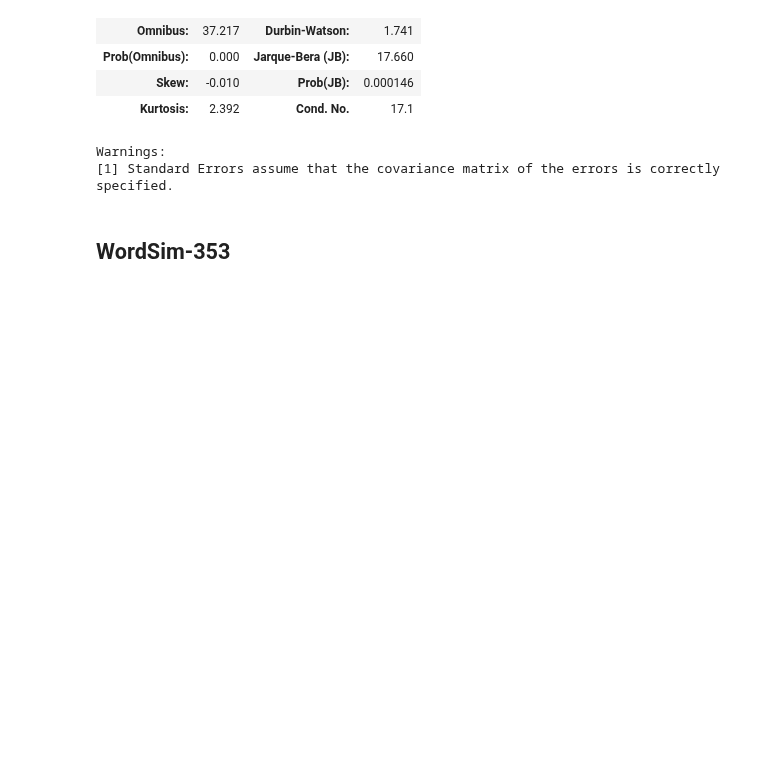
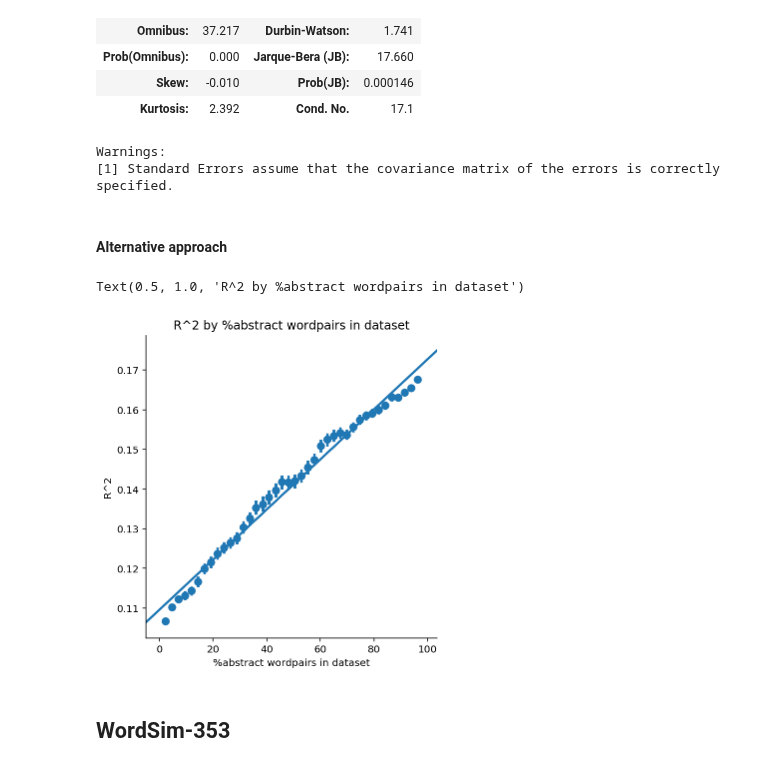
Before and after one commit to seantrott/abstract_concrete, a Jupyter notebook: abstract_concrete.ipynb, the cells around one changed output. Saved outputs shown, nothing was run; the diff lists cells and outputs as text; code cells hidden in the pictures; blank space fills up the shorter version.

```diff
--- a/abstract_concrete.ipynb
+++ b/abstract_concrete.ipynb
@@ -292,3 +292,5 @@ OLS Regression Results
 | Kurtosis: | 2.392 | Cond. No. | 17.1 |
 Warnings:
 [1] Standard Errors assume that the covariance matrix of the errors is correctly specified.
+# %% [markdown]
+#### Alternative approach
@@ -295,3 +325,17 @@ Warnings:
+# %%
+df_results = pd.DataFrame(results)
+# %%
+sns.lmplot(data=df_results,
+          x = 'percent_abstract',
+          y = 'r2',
+          x_bins=40,
+          )
+plt.xlabel("%abstract wordpairs in dataset")
+plt.ylabel("R^2")
+plt.title("R^2 by %abstract wordpairs in dataset")
+# %% [output]
+Text(0.5, 1.0, 'R^2 by %abstract wordpairs in dataset')
+[figure, added]
 # %% [markdown]
 ## WordSim-353
 # %% [markdown]
```
Also changed, not shown: parts of 5 cells of this notebook.
